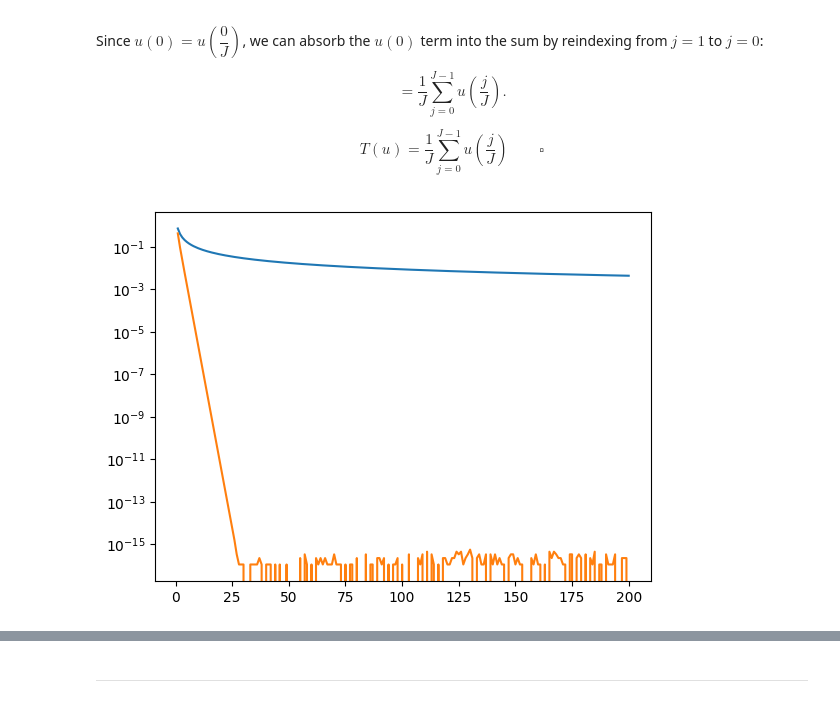
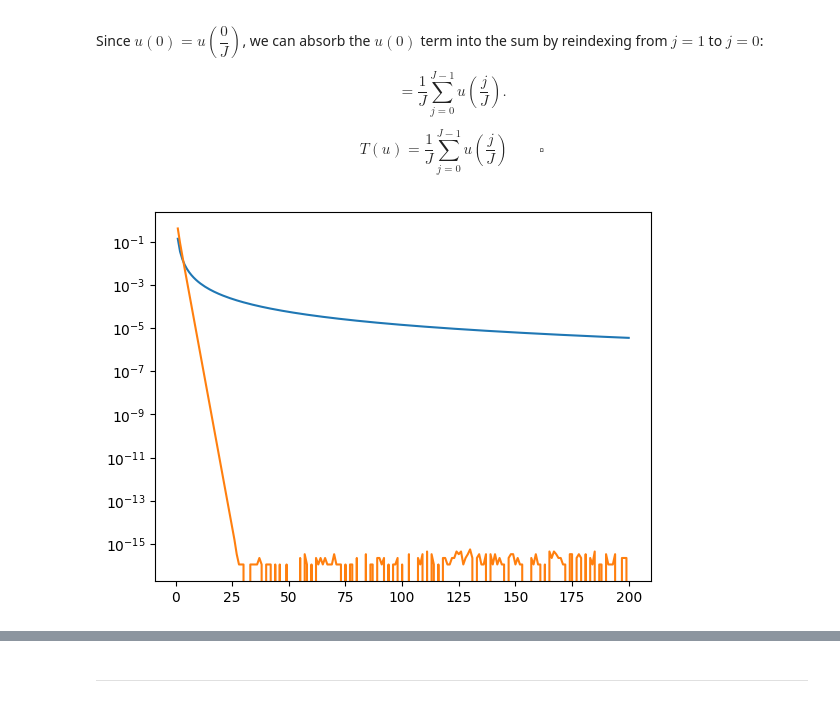
Before and after one commit to Will-Barnard-WB/Numerical-Analysis, a Jupyter notebook: Solutions_template.ipynb, the cells around one changed output, grey strips where cells are left out. Saved outputs shown, nothing was run; the diff lists cells and outputs as text; code cells hidden in the pictures.

```diff
--- a/Solutions_template.ipynb
+++ b/Solutions_template.ipynb
@@ -529,33 +529,36 @@ $$
 # %%
 from scipy.integrate import quad
 
 def per_trap(u,J):
     #FILL IN
 
     I = 0
 
     for j in range(J):
         I += ((1/J) * u(j/J))
 
     return I
 
+def std_trap(u, J):
+    h = 1/J
+    I = u(0)/2 + sum(u(j/J) for j in range(1, J)) + u(1)/2
+    return h * I
 
 u_1 = lambda x: np.exp(x)
 u_2 = lambda x: 1 / (2 - np.cos(2 * np.pi * x))
 
 J_values = np.arange(1, 201)
 
-for u in [u_1, u_2]:
+for u, rule in [(u_1, std_trap), (u_2, per_trap)]:
 
     abs_errors = []
 
     for J in J_values:
-
-        I = per_trap(u, J)
+        I = rule(u, J)
         quadval = quad(u, 0, 1)[0]
         absolute_error = abs(I - quadval)
         abs_errors.append(absolute_error)
 
     plt.semilogy(J_values, abs_errors)
 # %% [output]
-[figure, old version]
+[figure, new version]
```
Also changed, not shown: parts of 5 cells of this notebook.
